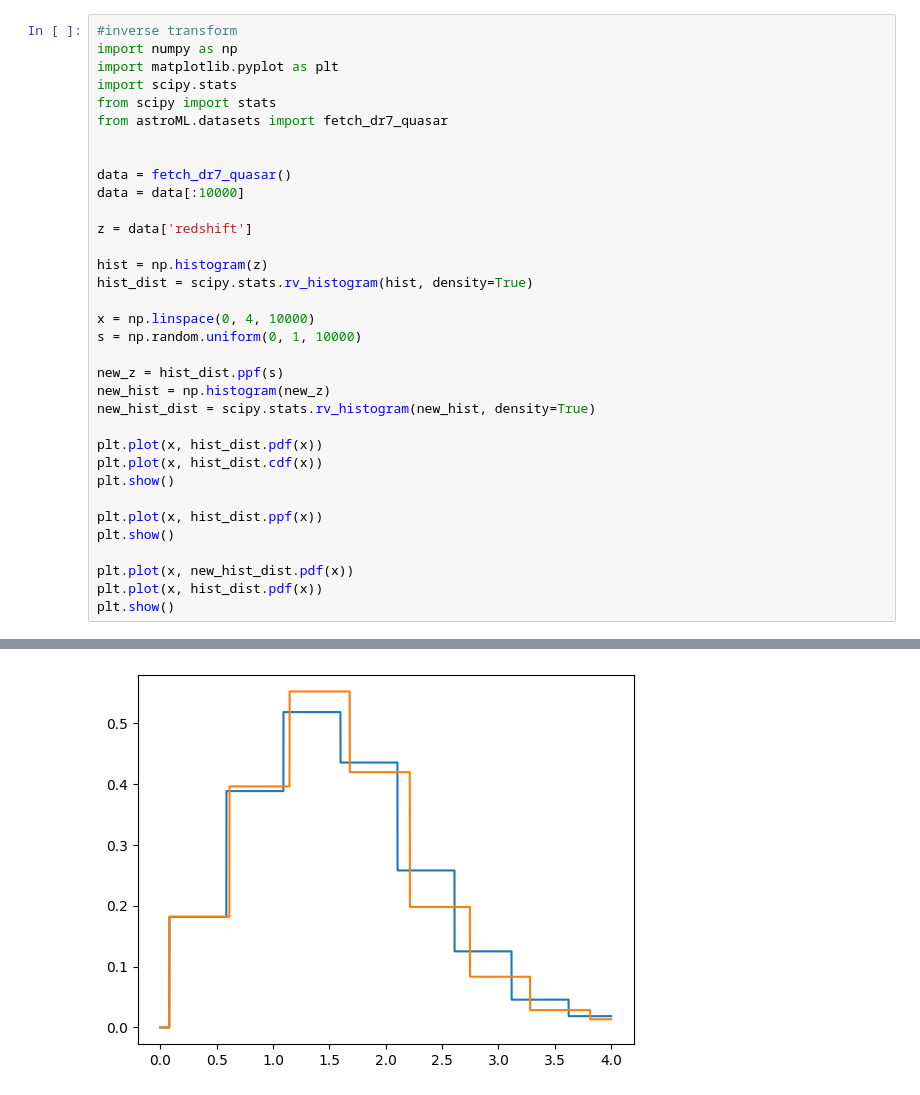
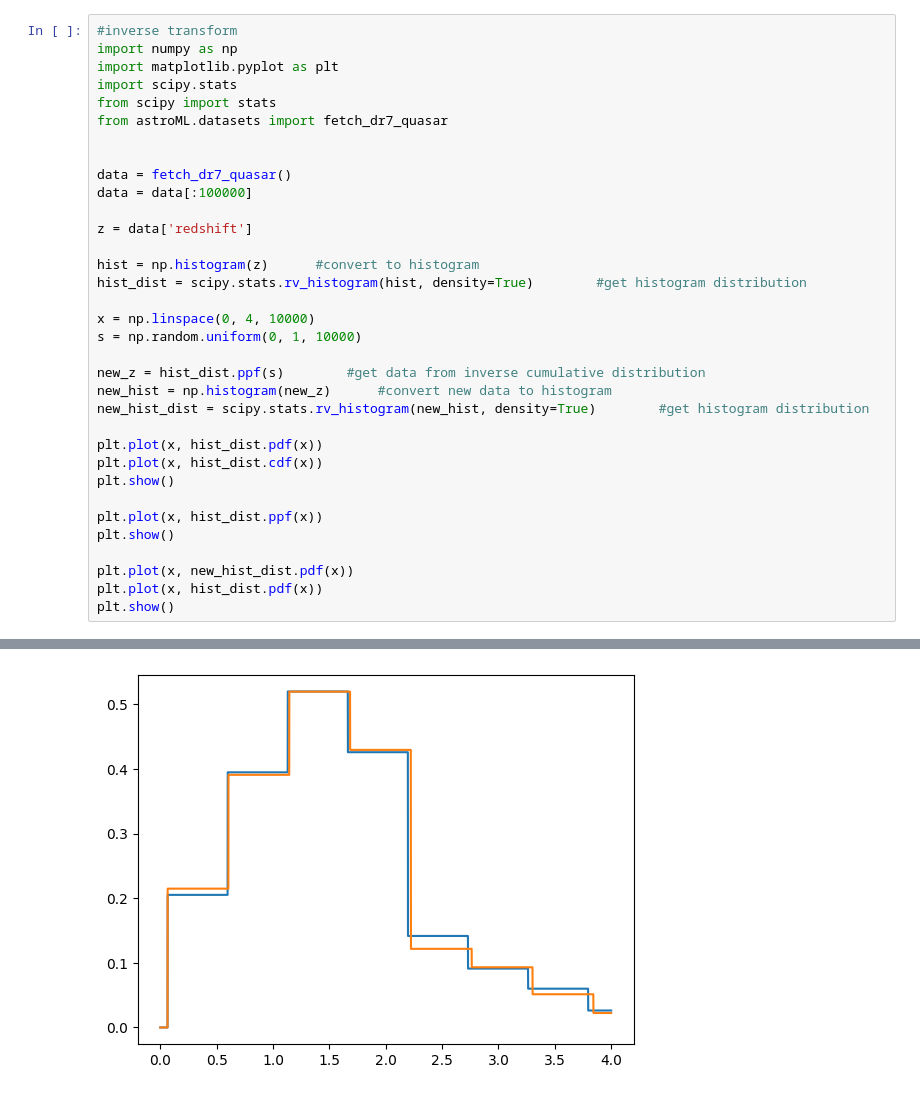
Before and after one commit to Diego-Albano/astrostatistics_bicocca_2024, a Jupyter notebook: working/W4/W4-2.ipynb, the cells around one changed output, grey strips where cells are left out. Drawn from its saved outputs; the diff is of its cells as text.

```diff
--- a/working/W4/W4-2.ipynb
+++ b/working/W4/W4-2.ipynb
@@ -8,19 +8,19 @@ from astroML.datasets import fetch_dr7_quasar
 
 
 data = fetch_dr7_quasar()
-data = data[:10000]
+data = data[:100000]
 
 z = data['redshift']
 
-hist = np.histogram(z)
-hist_dist = scipy.stats.rv_histogram(hist, density=True)
+hist = np.histogram(z)      #convert to histogram
+hist_dist = scipy.stats.rv_histogram(hist, density=True)        #get histogram distribution
 
 x = np.linspace(0, 4, 10000)
 s = np.random.uniform(0, 1, 10000)
 
-new_z = hist_dist.ppf(s)
-new_hist = np.histogram(new_z)
-new_hist_dist = scipy.stats.rv_histogram(new_hist, density=True)
+new_z = hist_dist.ppf(s)        #get data from inverse cumulative distribution
+new_hist = np.histogram(new_z)      #convert new data to histogram
+new_hist_dist = scipy.stats.rv_histogram(new_hist, density=True)        #get histogram distribution
 
 plt.plot(x, hist_dist.pdf(x))
 plt.plot(x, hist_dist.cdf(x))
@@ -38 +38 @@ plt.show()
-[figure, old version]
+[figure, new version]
```
Also changed, not shown: parts of 1 cell of this notebook, 1 other file.
